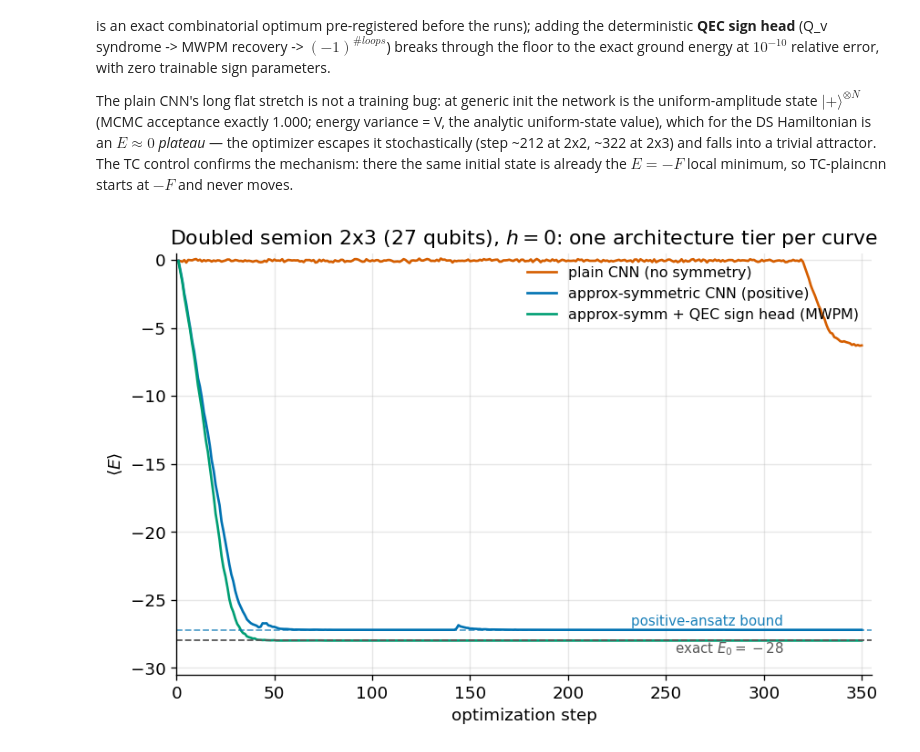
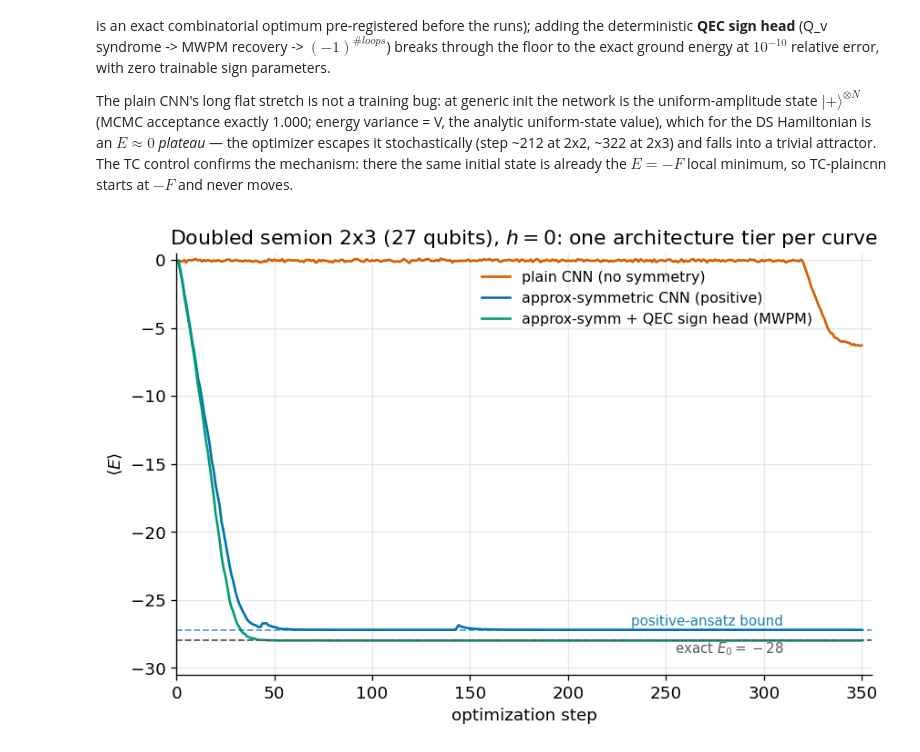
Before and after one commit to SanzharBissenali/2D-TC, a Jupyter notebook: analysis/05_phase4b_plane.ipynb, the cells around one changed output. Saved outputs shown, nothing was run; the diff lists cells and outputs as text; code cells hidden in the pictures.

```diff
--- a/analysis/05_phase4b_plane.ipynb
+++ b/analysis/05_phase4b_plane.ipynb
@@ -389,25 +408,27 @@ at $-F$ and never moves.
 # %%
 # learning curves: plain CNN vs approx-symm CNN vs approx-symm + QEC head (DS 2x3, h=0)
 E0_2x3 = -28.0
 FLOOR_2x3 = -27.2189973793          # exact positive-ansatz (Hastings) floor, pre-registered
 TIERS = [('plaincnn', 'plain CNN (no symmetry)',            '#D55E00'),
          ('cnn',      'approx-symmetric CNN (positive)',    '#0072B2'),
          ('cnnqB',    'approx-symm + QEC sign head (MWPM)', '#009E73')]
 
 fig, ax = plt.subplots(figsize=(8.2, 5.0))
 for arm, label, col in TIERS:
     tr = json.load(open(f'results/nqs/G-equiv_1_hc2x3_ds_h0_{arm}.json'))
     e = np.asarray(tr['energy'], dtype=float)
     ax.plot(np.arange(1, len(e) + 1), e, lw=1.6, color=col, label=label)
 ax.axhline(FLOOR_2x3, ls='--', lw=1.1, color='#0072B2', alpha=0.65)
 ax.axhline(E0_2x3, ls='--', lw=1.1, color='0.35')
 ax.text(310, FLOOR_2x3 + 0.35, 'positive-ansatz bound',
         ha='right', fontsize=9, color='#0072B2', alpha=0.9)
 ax.text(310, E0_2x3 - 0.9, 'exact $E_0 = -28$', ha='right', fontsize=9, color='0.35')
 ax.set(xlabel='optimization step', ylabel=r'$\langle E \rangle$',
        title='Doubled semion 2x3 (27 qubits), $h = 0$: one architecture tier per curve',
        xlim=(0, 355), ylim=(-30.5, 0.5))
-ax.legend(loc='upper right', frameon=False, fontsize=9.5)
+# ax.legend(loc='upper right', frameon=False, fontsize=9.5)
+ax.legend(loc='upper left', bbox_to_anchor=(0.42, 0.99),
+          frameon=False, fontsize=9.5)
 fig.savefig(f"{FIGDIR}/phase4c_learning_curves_h0.png", dpi=300, bbox_inches="tight")
 # %% [output]
-[figure, old version]
+[figure, new version]
```
Also changed, not shown: parts of 3 cells of this notebook.
